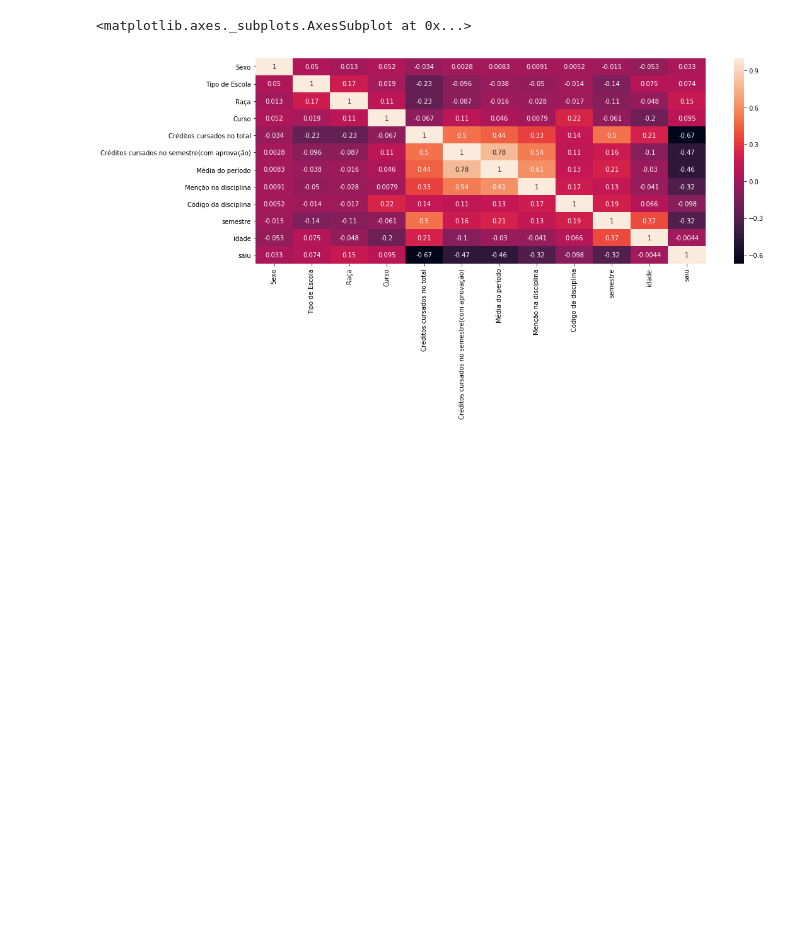
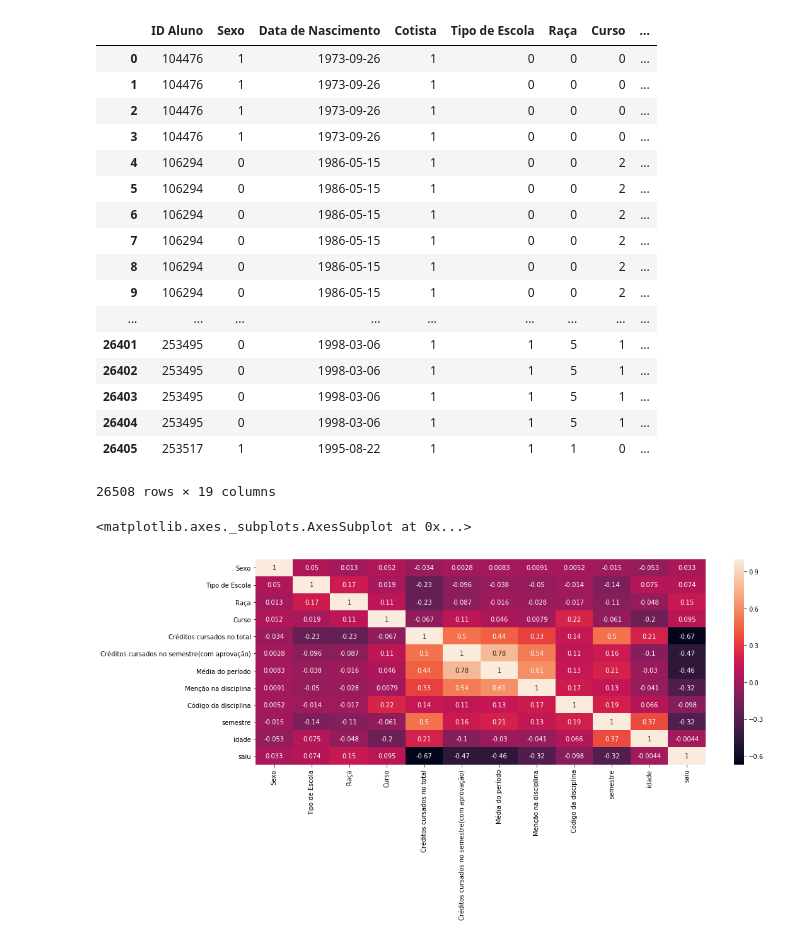
Before and after one commit to pedrobpio/TG, a Jupyter notebook: HeatMaps.ipynb, the cells around one changed output. Drawn from its saved outputs; the diff is of its cells as text; code cells hidden in the pictures; blank space fills up the shorter version.

```diff
--- a/HeatMaps.ipynb
+++ b/HeatMaps.ipynb
@@ -11,6 +11,27 @@ pd.set_option('display.max_rows', 500)
 pd.set_option('display.max_columns', 500)
 pd.set_option('display.width', 1000)
 df = pd.read_csv('dados_filtrados_v4_cotistas.csv')
+# %%
+df
+# %% [output]
+|  | ID Aluno | Sexo | Data de Nascimento | Cotista | Tipo de Escola | Raça | Curso | ... |
+| 0 | 104476 | 1 | 1973-09-26 | 1 | 0 | 0 | 0 | ... |
+| 1 | 104476 | 1 | 1973-09-26 | 1 | 0 | 0 | 0 | ... |
+| 2 | 104476 | 1 | 1973-09-26 | 1 | 0 | 0 | 0 | ... |
+| 3 | 104476 | 1 | 1973-09-26 | 1 | 0 | 0 | 0 | ... |
+| 4 | 106294 | 0 | 1986-05-15 | 1 | 0 | 0 | 2 | ... |
+| 5 | 106294 | 0 | 1986-05-15 | 1 | 0 | 0 | 2 | ... |
+| 6 | 106294 | 0 | 1986-05-15 | 1 | 0 | 0 | 2 | ... |
+| 7 | 106294 | 0 | 1986-05-15 | 1 | 0 | 0 | 2 | ... |
+| 8 | 106294 | 0 | 1986-05-15 | 1 | 0 | 0 | 2 | ... |
+| 9 | 106294 | 0 | 1986-05-15 | 1 | 0 | 0 | 2 | ... |
+| ... | ... | ... | ... | ... | ... | ... | ... | ... |
+| 26401 | 253495 | 0 | 1998-03-06 | 1 | 1 | 5 | 1 | ... |
+| 26402 | 253495 | 0 | 1998-03-06 | 1 | 1 | 5 | 1 | ... |
+| 26403 | 253495 | 0 | 1998-03-06 | 1 | 1 | 5 | 1 | ... |
+| 26404 | 253495 | 0 | 1998-03-06 | 1 | 1 | 5 | 1 | ... |
+| 26405 | 253517 | 1 | 1995-08-22 | 1 | 1 | 1 | 0 | ... |
+26508 rows × 19 columns
 # %%
 f = (
     df.loc[:, ['Sexo', 'Tipo de Escola', 'Raça', 'Curso', 'Créditos cursados no total', 'Créditos cursados no semestre(com aprovação)',
```
Also changed, not shown: 2 other files.
